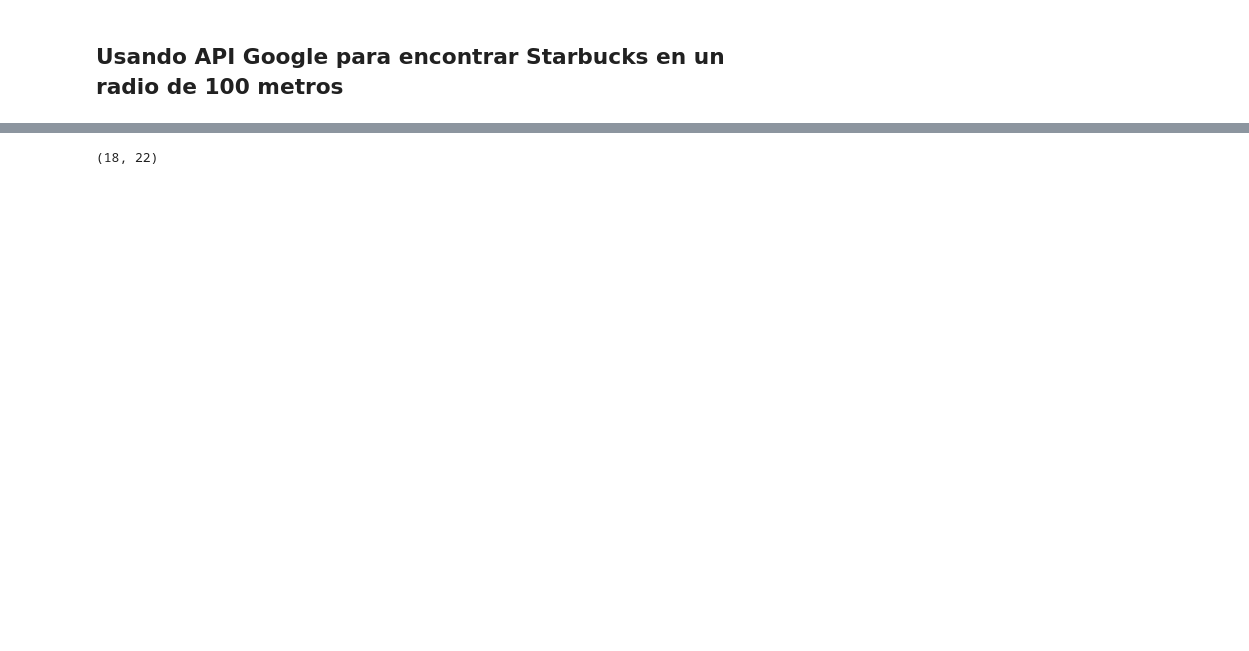
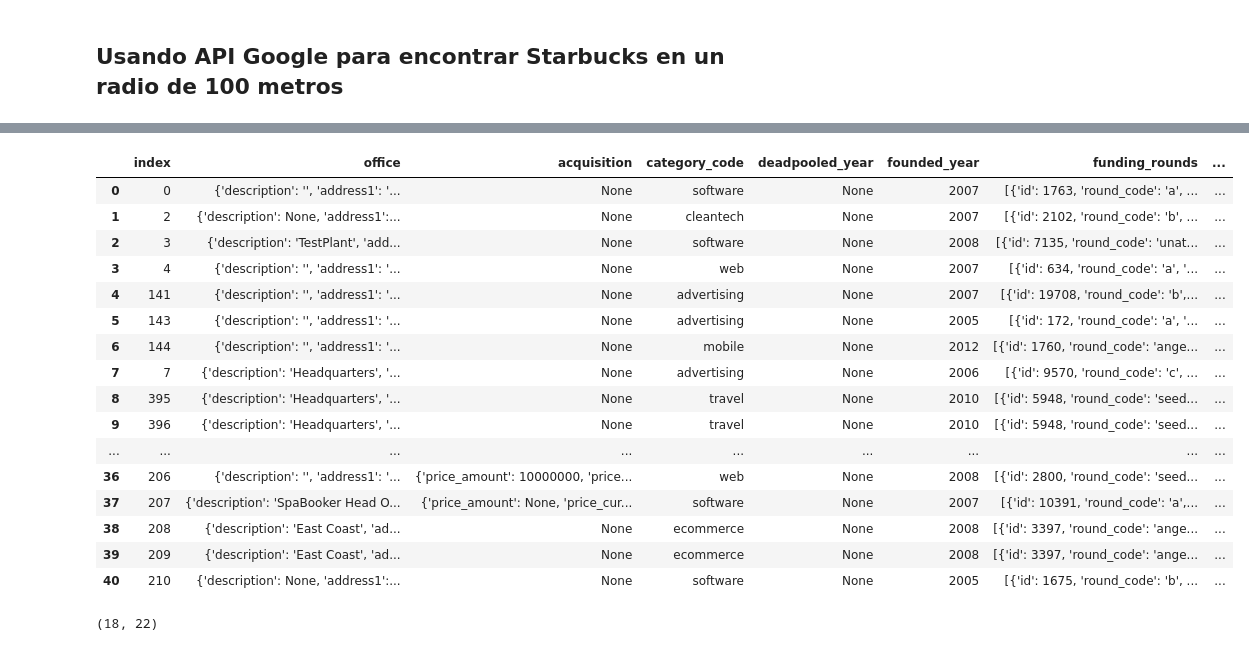
Before and after one commit to jmolins89/visualizing-real-world-data-project, a Jupyter notebook: SRC/Data Cleaning.ipynb, the cells around one changed output, grey strips where cells are left out. Drawn from its saved outputs; the diff is of its cells as text; code cells hidden in the pictures; blank space fills up the shorter version.

```diff
--- a/SRC/Data Cleaning.ipynb
+++ b/SRC/Data Cleaning.ipynb
@@ -455,11 +454,3 @@ mapa
 [interactive output not drawn]
 # %% [markdown]
 ## Usando API Google para encontrar Starbucks en un radio de 100 metros
-# %%
-starbucks=[]
-for i in range(len(companies_with_coord_offices_clean_final_2)):
-    lat = companies_with_coord_offices_clean_final_2['lat'][i]
-    lng = companies_with_coord_offices_clean_final_2['lng'][i]
-    radio = 50
-    places=req.get('https://maps.googleapis.com/maps/api/place/nearbysearch/json?location={},{}&radius={}&keyword={}&key={}'.format(str(lat),str(lng),str(radio),'starbucks',api_key)).json()
-    starbucks.append(len(places['results']))
@@ -483,3 +489,23 @@ for i in range(len(companies_with_coord_offices_clean_final_2)):
+# %%
+companies_with_coord_offices_clean_final_2
+# %% [output]
+|  | index | office | acquisition | category_code | deadpooled_year | founded_year | funding_rounds | ... |
+| 0 | 0 | {'description': '', 'address1': '... | None | software | None | 2007 | [{'id': 1763, 'round_code': 'a', ... | ... |
+| 1 | 2 | {'description': None, 'address1':... | None | cleantech | None | 2007 | [{'id': 2102, 'round_code': 'b', ... | ... |
+| 2 | 3 | {'description': 'TestPlant', 'add... | None | software | None | 2008 | [{'id': 7135, 'round_code': 'unat... | ... |
+| 3 | 4 | {'description': '', 'address1': '... | None | web | None | 2007 | [{'id': 634, 'round_code': 'a', '... | ... |
+| 4 | 141 | {'description': '', 'address1': '... | None | advertising | None | 2007 | [{'id': 19708, 'round_code': 'b',... | ... |
+| 5 | 143 | {'description': '', 'address1': '... | None | advertising | None | 2005 | [{'id': 172, 'round_code': 'a', '... | ... |
+| 6 | 144 | {'description': '', 'address1': '... | None | mobile | None | 2012 | [{'id': 1760, 'round_code': 'ange... | ... |
+| 7 | 7 | {'description': 'Headquarters', '... | None | advertising | None | 2006 | [{'id': 9570, 'round_code': 'c', ... | ... |
+| 8 | 395 | {'description': 'Headquarters', '... | None | travel | None | 2010 | [{'id': 5948, 'round_code': 'seed... | ... |
+| 9 | 396 | {'description': 'Headquarters', '... | None | travel | None | 2010 | [{'id': 5948, 'round_code': 'seed... | ... |
+| ... | ... | ... | ... | ... | ... | ... | ... | ... |
+| 36 | 206 | {'description': '', 'address1': '... | {'price_amount': 10000000, 'price... | web | None | 2008 | [{'id': 2800, 'round_code': 'seed... | ... |
+| 37 | 207 | {'description': 'SpaBooker Head O... | {'price_amount': None, 'price_cur... | software | None | 2007 | [{'id': 10391, 'round_code': 'a',... | ... |
+| 38 | 208 | {'description': 'East Coast', 'ad... | None | ecommerce | None | 2008 | [{'id': 3397, 'round_code': 'ange... | ... |
+| 39 | 209 | {'description': 'East Coast', 'ad... | None | ecommerce | None | 2008 | [{'id': 3397, 'round_code': 'ange... | ... |
+| 40 | 210 | {'description': None, 'address1':... | None | software | None | 2005 | [{'id': 1675, 'round_code': 'b', ... | ... |
 # %%
 companies_with_coord_offices_clean_final_2['kinder_garden']=kinder_garden
 # %%
```
Also changed, not shown: parts of 6 cells of this notebook.
